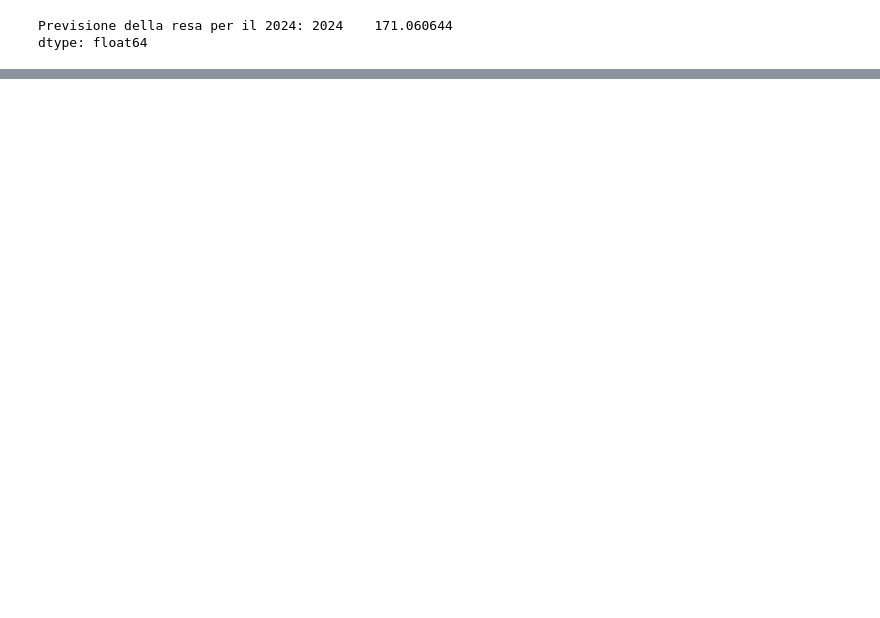
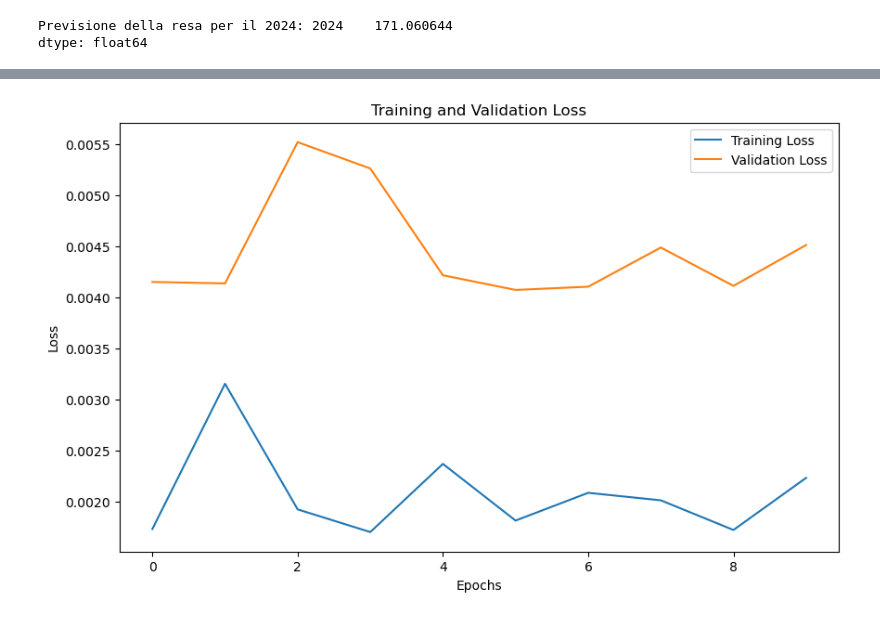
Before and after one commit to AntonioDonnangelo/Predicting-2024-US-Corn-Yield, a Jupyter notebook: Predicting_2024_US_Corn_Yield.ipynb, the cells around one changed output, grey strips where cells are left out. Cells and saved outputs as stored; diff of their text form; code cells hidden in the pictures; blank space fills up the shorter version.

```diff
--- a/Predicting_2024_US_Corn_Yield.ipynb
+++ b/Predicting_2024_US_Corn_Yield.ipynb
@@ -1070,0 +1194,31 @@ year_mean
+# %%
+def build_model(dropout_rate=0.2):
+    model = Sequential()
+
+    # Adding an Input layer explicitly
+    model.add(Input(shape=(X_train.shape[1], X_train.shape[2])))  # X_train.shape[1] = timesteps, X_train.shape[2] = features
+
+    # LSTM layers with Dropout
+    model.add(LSTM(units=50, return_sequences=True))
+    model.add(Dropout(dropout_rate))
+    model.add(LSTM(units=50))
+    model.add(Dropout(dropout_rate))
+
+    # Output layer
+    model.add(Dense(units=1))
+
+    # Compile the model
+    model.compile(optimizer='adam', loss='mean_squared_error')
+    return model
+
+model = build_model()
+model.fit(X_train, y_train, epochs=100, batch_size=32, verbose=1)
+
+# --- Valutazione sul test set ---
+y_pred = model.predict(X_test)
+# Inverse transform the predictions and the true values using the yield scaler (scaler_value)
+y_test_inv = scaler_value.inverse_transform(y_test.reshape(-1, 1))  # Inverse transform only the yield data
+y_pred_inv = scaler_value.inverse_transform(y_pred)  # Inverse transform the predictions
+
+rmse = np.sqrt(mean_squared_error(y_test_inv, y_pred_inv))
+print(f"Test RMSE: {rmse:.2f}")
@@ -1070,0 +1243,3 @@ year_mean
+# %%
+# --- Model Training with Validation Set ---
+history = model.fit(X_train, y_train, epochs=10, batch_size=32, validation_data=(X_test, y_test), verbose=1)
@@ -1070,0 +1267,12 @@ year_mean
+# %%
+# Plot the training and validation loss to check for overfitting
+plt.figure(figsize=(10,6))
+plt.plot(history.history['loss'], label='Training Loss')
+plt.plot(history.history['val_loss'], label='Validation Loss')
+plt.title('Training and Validation Loss')
+plt.xlabel('Epochs')
+plt.ylabel('Loss')
+plt.legend()
+plt.show()
+# %% [output]
+[figure, added]
```
Also changed, not shown: parts of 24 cells of this notebook.
